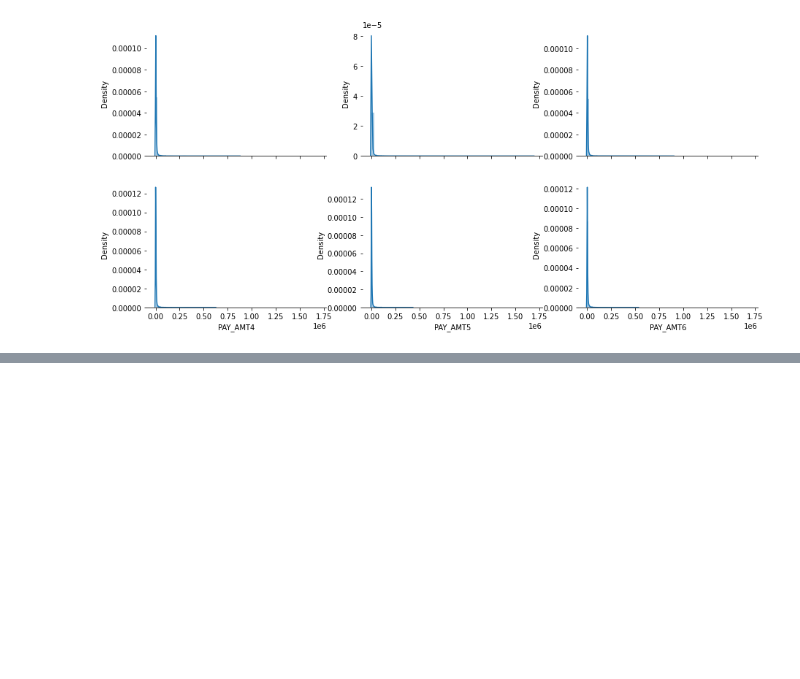
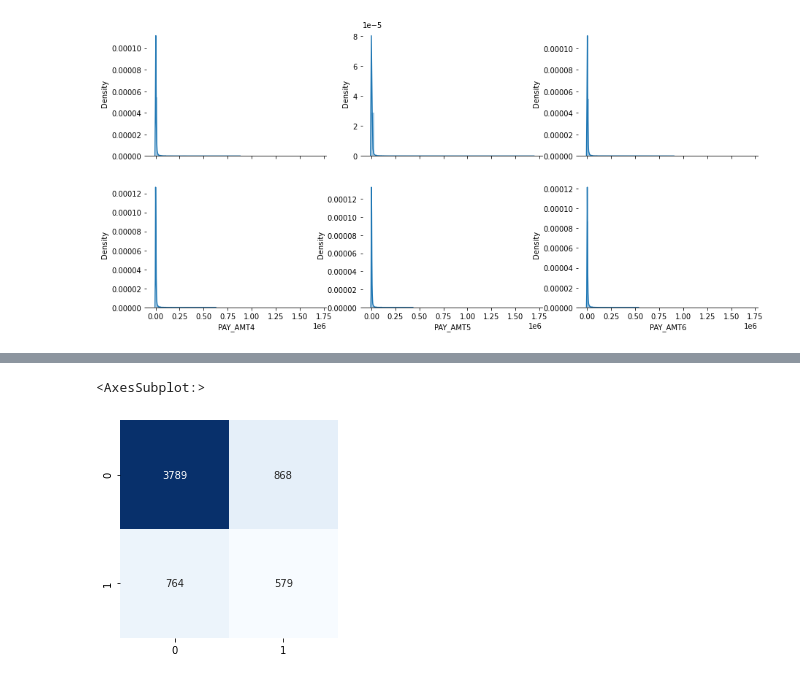
Before and after one commit to Rakesh-Online/Credit_Card_Defaulters, a Jupyter notebook: Analysis.ipynb, the cells around one changed output, grey strips where cells are left out. Cells and saved outputs as stored; diff of their text form; code cells hidden in the pictures; blank space fills up the shorter version.

```diff
--- a/Analysis.ipynb
+++ b/Analysis.ipynb
@@ -362,0 +399,4 @@ sns.distplot(data['PAY_AMT6'],  ax=axes[1, 2])
+# %%
+
+from sklearn.model_selection import train_test_split
+X_train,X_test,y_train,y_test = train_test_split(X,y, test_size = 0.2)
@@ -362,0 +422,7 @@ sns.distplot(data['PAY_AMT6'],  ax=axes[1, 2])
+# %%
+from sklearn.metrics import confusion_matrix, classification_report
+matrix_confusion = confusion_matrix(y_test, y_pred)
+sns.heatmap(matrix_confusion, square=True, annot=True, cmap='Blues', fmt='d', cbar=False)
+# %% [output]
+<AxesSubplot:>
+[figure, added]
```
Also changed, not shown: parts of 20 cells of this notebook.
